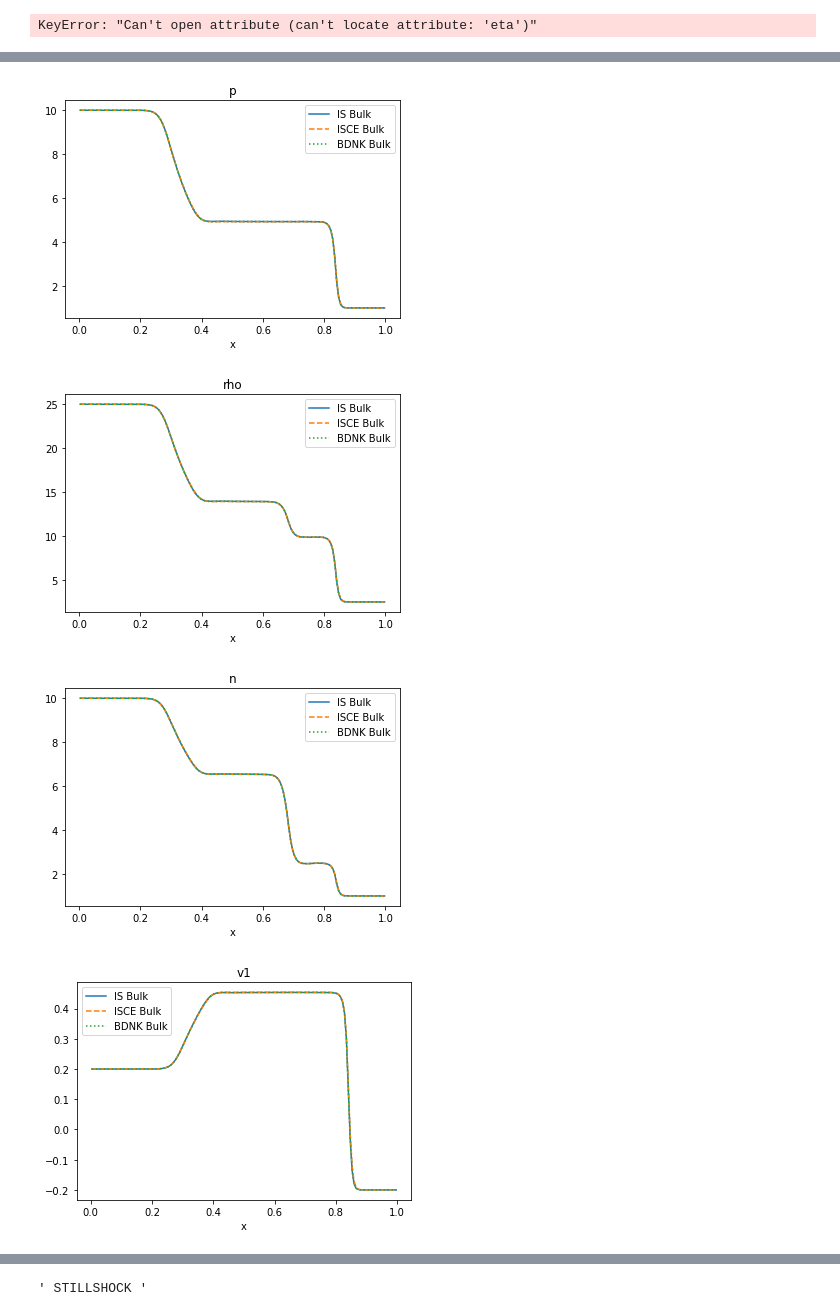
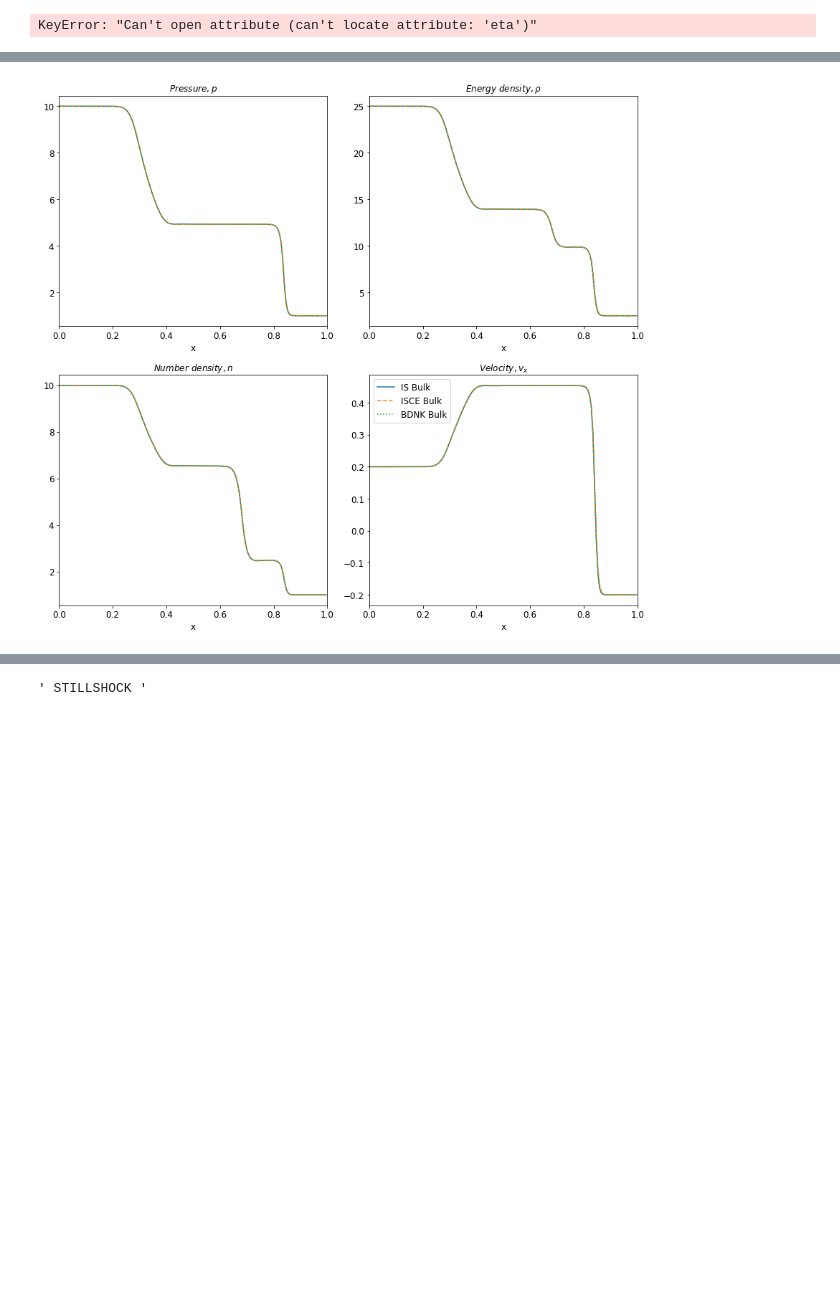
Before and after one commit to MarcusHatton/Plotting, a Jupyter notebook: ConfirmationPlottingHome.ipynb, the cells around one changed output, grey strips where cells are left out. Cells and saved outputs as stored; diff of their text form; code cells hidden in the pictures; blank space fills up the shorter version.

```diff
--- a/ConfirmationPlottingHome.ipynb
+++ b/ConfirmationPlottingHome.ipynb
@@ -157,0 +157,12 @@ for quant in['D','Tau','S1']:
+# %%
+for quant in['p','rho','n','v1']:
+    plt.figure()
+    for fs, name, ls in zip(fss, names, linestyles):
+        plt.plot(fs[1]['Domain/x'][:nslice], fs[1]['Primitive/'+quant][:nslice],label=name,linestyle=ls)
+    plt.title(quant)
+    plt.xlabel('x')
+    plt.xlim(0,1.0)
+    plt.legend()
+#     plt.savefig("ConfirmationReportPlots/PrimsIdeal_"+quant+".pdf")
+#     plt.savefig("ConfirmationReportPlots/Shocktube/PrimsBulk_"+quant+".pdf")
+    plt.show()
@@ -158,16 +174,30 @@ for quant in['D','Tau','S1']:
+# %%
+SMALL_SIZE = 8
+MEDIUM_SIZE = 10
+BIGGER_SIZE = 12
+
+plt.rc('font', size=BIGGER_SIZE)          # controls default text sizes
+plt.rc('axes', titlesize=BIGGER_SIZE)     # fontsize of the axes title
+plt.rc('axes', labelsize=BIGGER_SIZE)    # fontsize of the x and y labels
+plt.rc('xtick', labelsize=BIGGER_SIZE)    # fontsize of the tick labels
+plt.rc('ytick', labelsize=BIGGER_SIZE)    # fontsize of the tick labels
+plt.rc('legend', fontsize=BIGGER_SIZE)    # legend fontsize
+plt.rc('figure', titlesize=BIGGER_SIZE)  # fontsize of the figure title
 # %%
-for quant in['p','rho','n','v1']:
-    plt.figure()
+fig, axes = plt.subplots(2,2,figsize=(12,11))
+axes = axes.flatten()
+var_names = [r'$Pressure, p$',r'$Energy~density, \rho$',r'$Number~density, n$',r'$Velocity, v_x$']
+for quant, count, var_name in zip(['p','rho','n','v1'],[0,1,2,3],var_names):
     for fs, name, ls in zip(fss, names, linestyles):
-        plt.plot(fs[-1]['Domain/x'][:nslice], fs[-1]['Primitive/'+quant][:nslice],label=name,linestyle=ls)
-    plt.title(quant)
-    plt.xlabel('x')
-    plt.legend()
+        axes[count].plot(fs[1]['Domain/x'][:nslice], fs[1]['Primitive/'+quant][:nslice],label=name,linestyle=ls)
+        axes[count].set_xlabel('x')
+        axes[count].set_xlim(0,1.0)
+        axes[count].set_title(var_name)
+#         plt.subplot(112, sharex=ax1)
+plt.legend()
 #     plt.savefig("ConfirmationReportPlots/PrimsIdeal_"+quant+".pdf")
-    plt.savefig("ConfirmationReportPlots/Shocktube/PrimsBulk_"+quant+".pdf")
-    plt.show()
+fig.tight_layout()
+plt.savefig("ConfirmationReportPlots/Shocktube/PrimsBulk_all.pdf")
+plt.show()
 # %% [output]
-[figure, old version]
+[figure, new version]
-[figure, removed]
-[figure, removed]
-[figure, removed]
```
Also changed, not shown: parts of 7 cells of this notebook, 4 other files.
